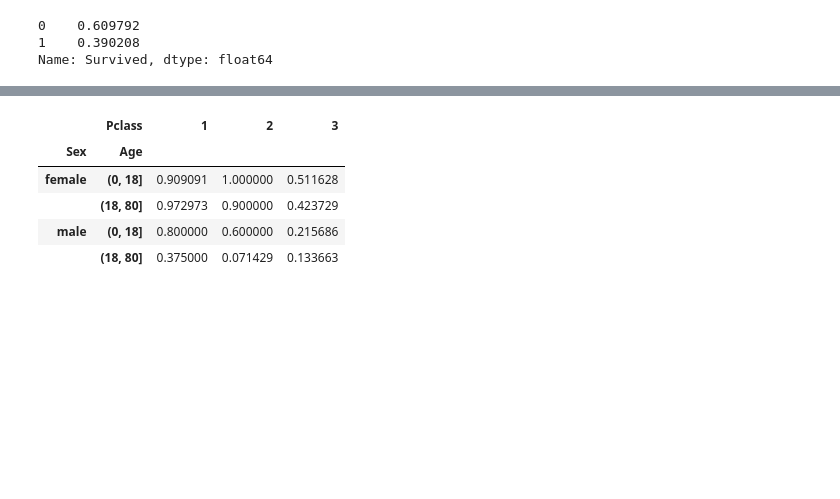
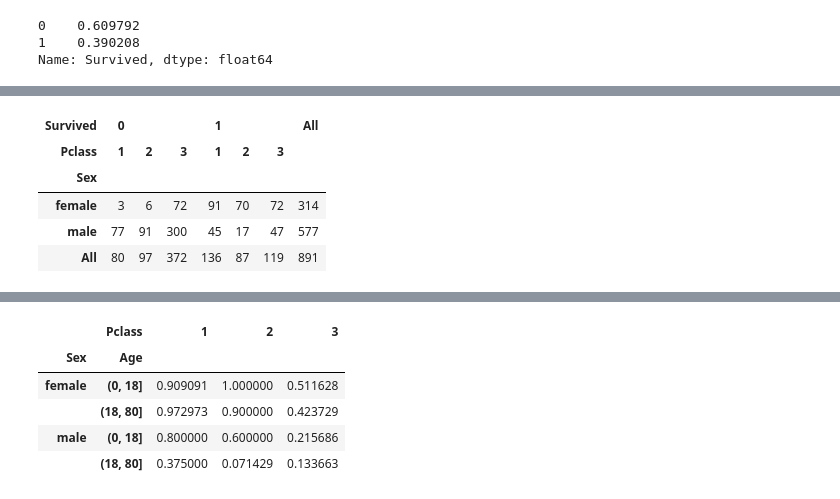
Before and after one commit to chengjun/mybook, a Jupyter notebook: _build/jupyter_execute/08-07-analyzing-titanic-dataset.ipynb, the cells around one changed output, grey strips where cells are left out. Drawn from its saved outputs; the diff is of its cells as text; code cells hidden in the pictures; blank space fills up the shorter version.

```diff
--- a/_build/jupyter_execute/08-07-analyzing-titanic-dataset.ipynb
+++ b/_build/jupyter_execute/08-07-analyzing-titanic-dataset.ipynb
@@ -34,9 +34,8 @@ Features include:
 - Extensive unit tests to ensure correctness of results
 - Many more models and extensions in development
 # %%
-
-train = pd.read_csv('../data/tatanic_train.csv',sep = ",", header=0)
-test = pd.read_csv('../data/tatanic_test.csv',sep = ",", header=0)
+train = pd.read_csv('./data/tatanic_train.csv',sep = ",", header=0)
+test = pd.read_csv('./data/tatanic_test.csv',sep = ",", header=0)
 # %% [markdown]
 ### Describing Data
  - .describe() summarizes the columns/features of the DataFrame, including the count of observations, mean, max and so on.
@@ -173,0 +201,9 @@ Name: Survived, dtype: float64
+# %%
+pd.crosstab(train['Sex'],[train['Survived'], train['Pclass']],margins=True)
+# %% [output]
+| Survived | 0 |  |  | 1 |  |  | All |
+| Pclass | 1 | 2 | 3 | 1 | 2 | 3 |  |
+| Sex |  |  |  |  |  |  |  |
+| female | 3 | 6 | 72 | 91 | 70 | 72 | 314 |
+| male | 77 | 91 | 300 | 45 | 17 | 47 | 577 |
+| All | 80 | 97 | 372 | 136 | 87 | 119 | 891 |
```
Also changed, not shown: parts of 9 cells of this notebook, 32 other files.
